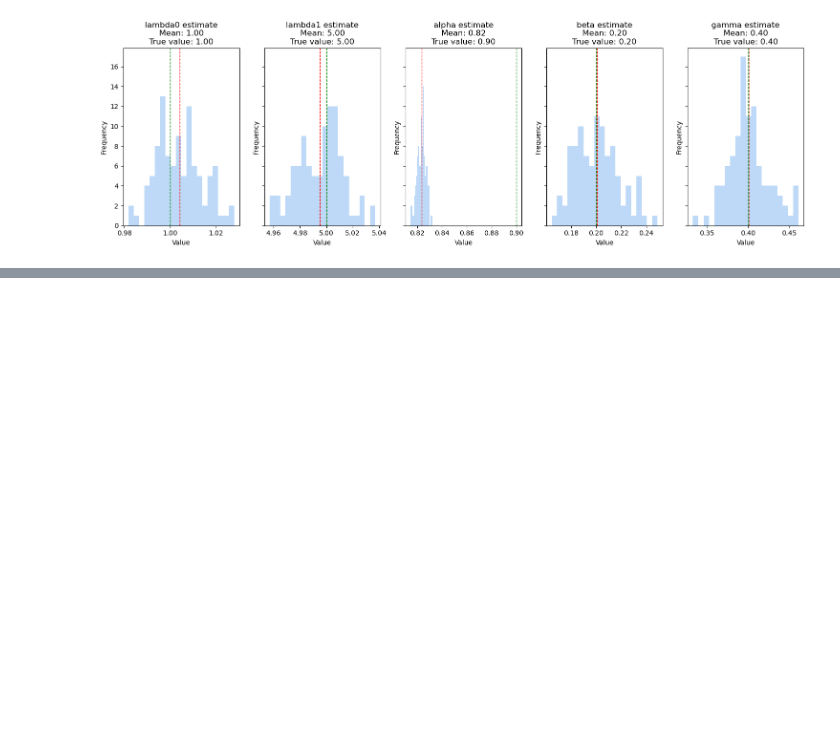
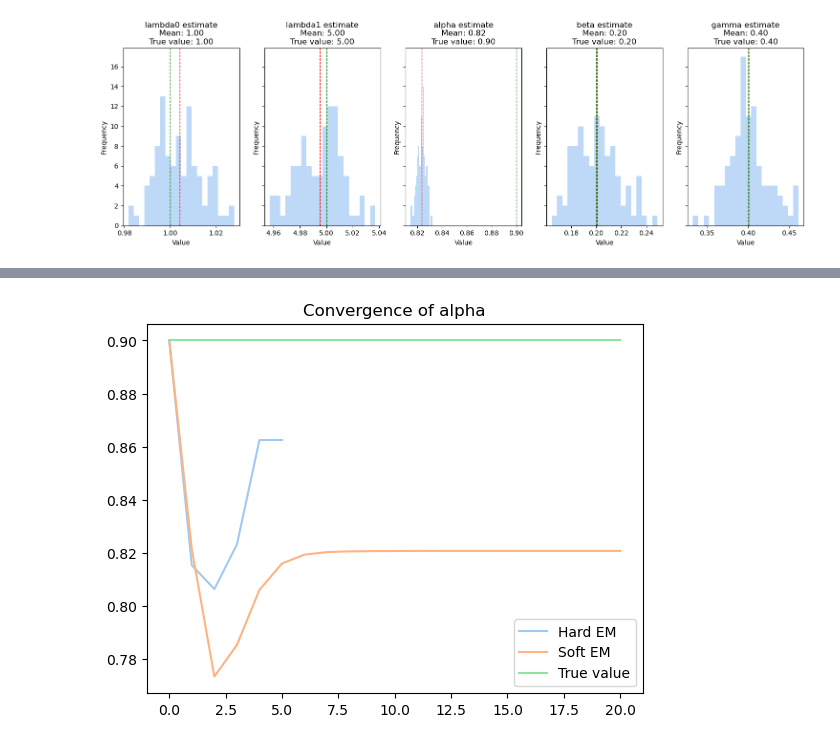
Before and after one commit to otto-groen-roepstorff/modcomp-project, a Jupyter notebook: code/master.ipynb, the cells around one changed output, grey strips where cells are left out. Saved outputs shown, nothing was run; the diff lists cells and outputs as text; code cells hidden in the pictures; blank space fills up the shorter version.

```diff
--- a/code/master.ipynb
+++ b/code/master.ipynb
@@ -1108,0 +1130,9 @@ plot_est(par_estimates_softEM_largen, "softem_largen.png", model)
+# %%
+plt.plot(conv_check_hard[:,2], label = "Hard EM")
+plt.plot(conv_check_soft[:,2], label = "Soft EM")
+plt.plot([model.alpha] * len(conv_check_soft[:,2]), label = "True value")
+plt.legend()
+plt.title("Convergence of alpha")
+plt.savefig("alpha_conv.png")
+# %% [output]
+[figure, added]
```
Also changed, not shown: parts of 9 cells of this notebook, 8 other files.
